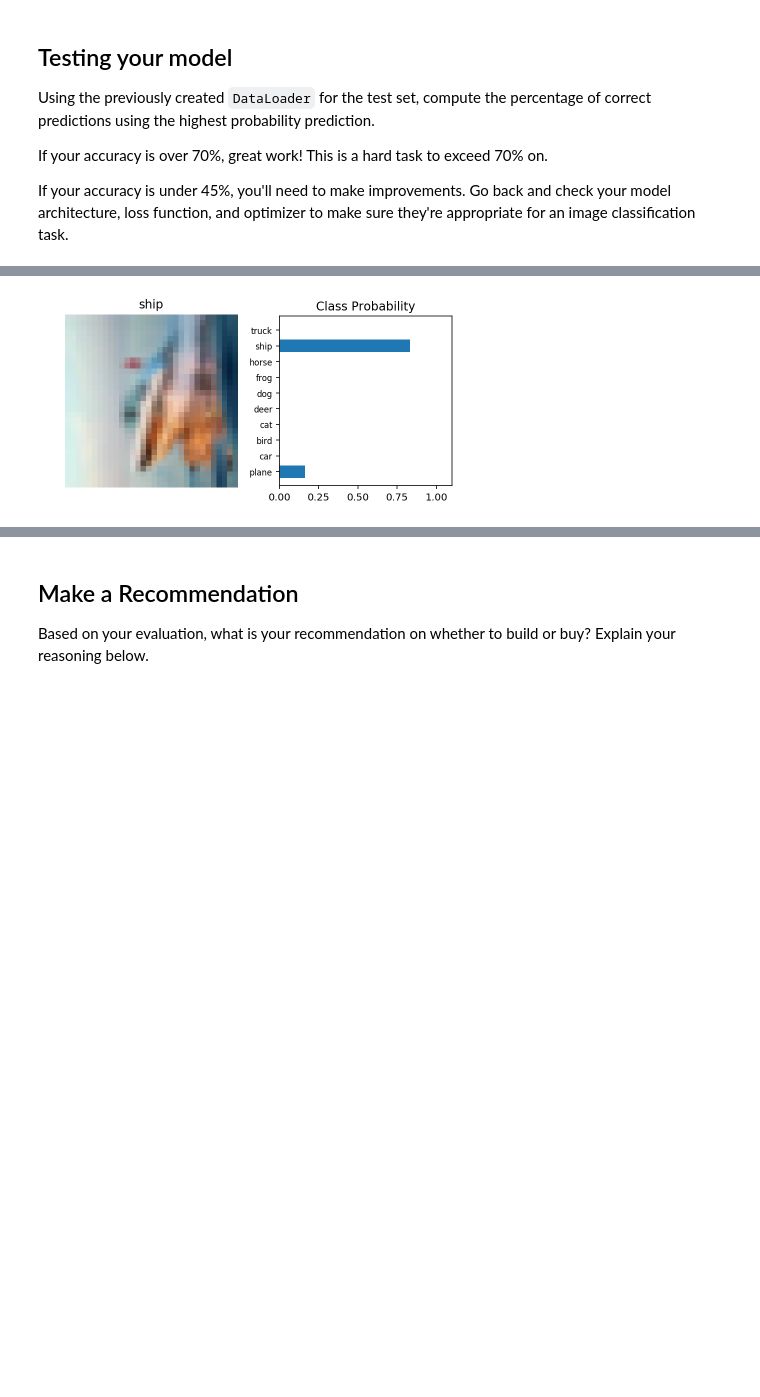
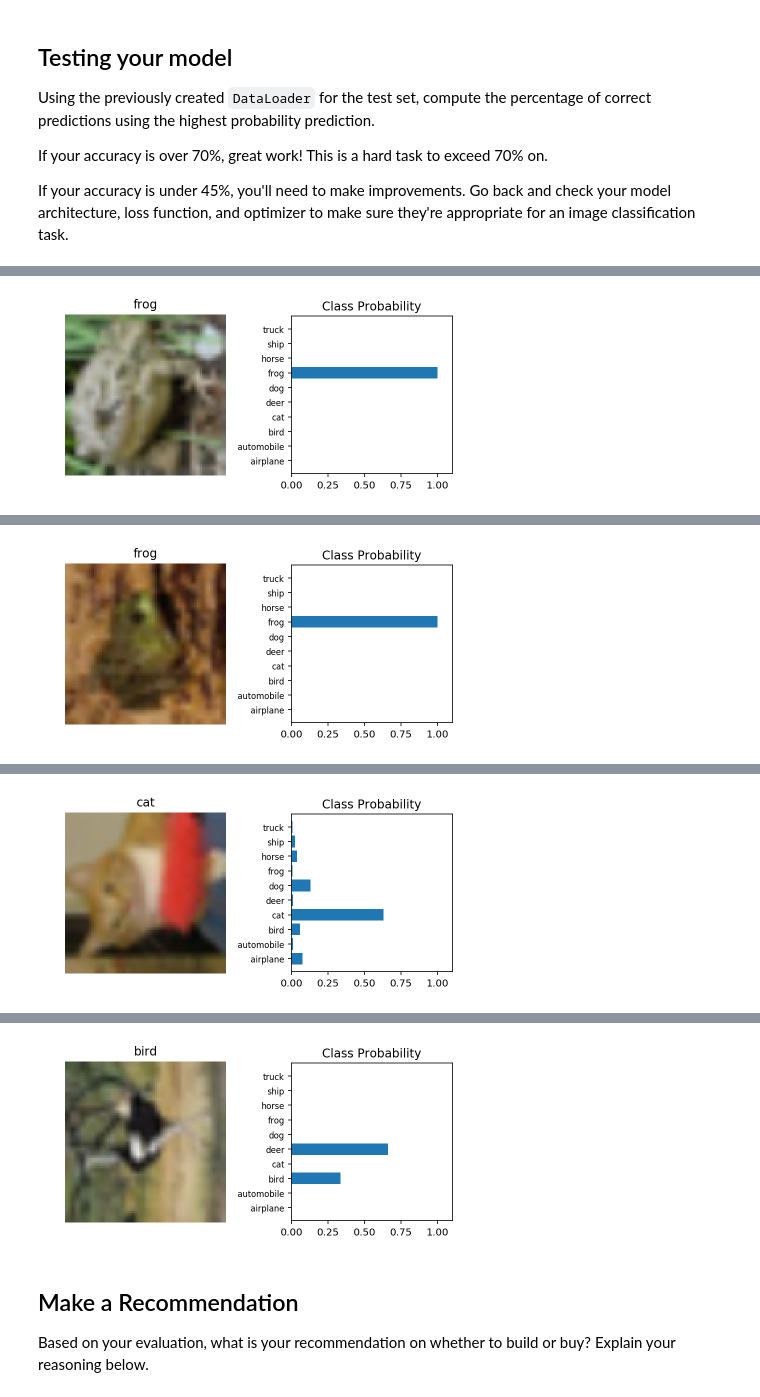
Before and after one commit to dylanlrrb/ud, a Jupyter notebook: 01_Machine_Learning/02_Deep_Leaning/06_Final_Project_Pytorch/CIFAR-10_Image_Classifier-STARTER.ipynb, the cells around one changed output, grey strips where cells are left out. Saved outputs shown, nothing was run; the diff lists cells and outputs as text; code cells hidden in the pictures; blank space fills up the shorter version.

Commit message:
improve final model

```diff
--- a/01_Machine_Learning/02_Deep_Leaning/06_Final_Project_Pytorch/CIFAR-10_Image_Classifier-STARTER.ipynb
+++ b/01_Machine_Learning/02_Deep_Leaning/06_Final_Project_Pytorch/CIFAR-10_Image_Classifier-STARTER.ipynb
@@ -55,31 +52,32 @@ Once your dataset is created, you'll also need to define a `DataLoader` from the
 mean = np.array([0.485, 0.456, 0.406])
 std = np.array([0.229, 0.224, 0.225])
 pre_trained_model_normalization = transforms.Normalize(mean=mean, std=std)
-train_transforms = transforms.Compose([transforms.RandomRotation(32),
-                                       transforms.RandomResizedCrop(32),
+# original images are 32x32, scale up to 100x100 so model has more information to work with
+train_transforms = transforms.Compose([transforms.RandomRotation(30),
+                                       transforms.RandomResizedCrop(100),
                                        transforms.RandomHorizontalFlip(),
                                        transforms.ToTensor(),
                                        pre_trained_model_normalization])
 
 test_transforms = transforms.Compose([
-                                      transforms.Resize(32),
-                                      transforms.CenterCrop(32),
+                                      transforms.Resize(100),
+                                      transforms.CenterCrop(100),
                                       transforms.ToTensor(),
                                       pre_trained_model_normalization
                                       ])
 
 # Create training set and define training dataloader
-## YOUR CODE HERE ##
 trainset = torchvision.datasets.CIFAR10('~/.pytorch/CIFAR10_data/', download=True, train=True, transform=train_transforms)
 trainloader = torch.utils.data.DataLoader(trainset, batch_size=64, shuffle=True)
 
 # Create test set and define test dataloader
-## YOUR CODE HERE ##
 testset = torchvision.datasets.CIFAR10('~/.pytorch/CIFAR10_data/', download=True, train=False, transform=test_transforms)
 testloader = torch.utils.data.DataLoader(testset, batch_size=64, shuffle=True)
 
 # The 10 classes in the dataset
-classes = ('plane', 'car', 'bird', 'cat', 'deer', 'dog', 'frog', 'horse', 'ship', 'truck')
+label_mapping = [k for k, v in testset.class_to_idx.items()]
+print(len(label_mapping), 'classes in this dataset')
+print(label_mapping)
 # %% [output]
 Files already downloaded and verified
 Files already downloaded and verified
@@ -279,6 +278,6 @@ def train(model, criterion, optimizer, trainloader, testloader, epochs=1, loggin
 
     return model, (train_accuracies, eval_accuracies, train_losses, eval_losses)
 
-model, stats = train(model, criterion, optimizer, trainloader, testloader, epochs=30, logging_rate=6)
+model, stats = train(model, criterion, optimizer, trainloader, testloader, epochs=15, logging_rate=3)
 # %% [output]
 Training on device: cuda:0
@@ -380,14 +379,18 @@ def classify(model, image, label_idx):
   model.to(device)
   with torch.no_grad():
     model.eval()
-    img_tensor = image.reshape(1,3,32,32).to(device)
+    img_tensor = image.reshape(1, *image.shape).to(device)
+
+    start_time = time.time()
     ps = torch.exp(model.forward(img_tensor))
+    end_time = time.time()
     ps = ps.data.cpu().numpy().squeeze()
 
     image = image.numpy().T
     image = std * image + mean
     image = np.clip(image, 0, 1)
 
+    print(f"Prediction took {(end_time-start_time) * 1000} milliseconds")
     fig, (ax1, ax2) = plt.subplots(figsize=(6,9), ncols=2)
     ax1.imshow(image)
     ax1.axis('off')
@@ -395,13 +398,17 @@ def classify(model, image, label_idx):
     ax2.barh(np.arange(10), ps)
     ax2.set_aspect(0.1)
     ax2.set_yticks(np.arange(10))
-    ax2.set_yticklabels(classes, size='small');
+    ax2.set_yticklabels(model.classifier.label_mapping, size='small');
     ax2.set_title('Class Probability')
     ax2.set_xlim(0, 1.1)
 
     plt.tight_layout()
+    plt.show()
 
 
 image, label = next(iter(testloader))
 classify(model, image[0], label[0].item())
+classify(model, image[1], label[1].item())
+classify(model, image[2], label[2].item())
+classify(model, image[3], label[3].item())
 # %% [output]
@@ -408 +416 @@ classify(model, image[0], label[0].item())
-[figure, old version]
+[figure, new version]
@@ -408,0 +418 @@ classify(model, image[0], label[0].item())
+[figure, added]
@@ -408,0 +420 @@ classify(model, image[0], label[0].item())
+[figure, added]
@@ -409,3 +422,4 @@ classify(model, image[0], label[0].item())
+[figure, added]
 # %% [markdown]
 ## Make a Recommendation
 
```
Also changed, not shown: parts of 8 cells of this notebook.
